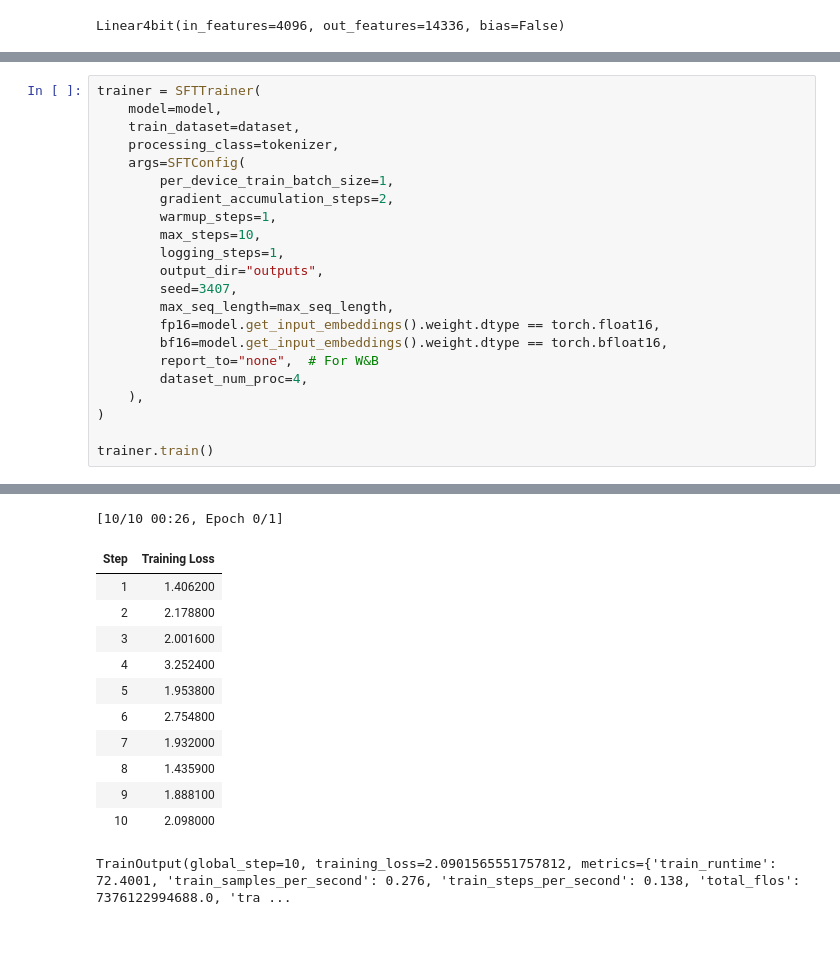
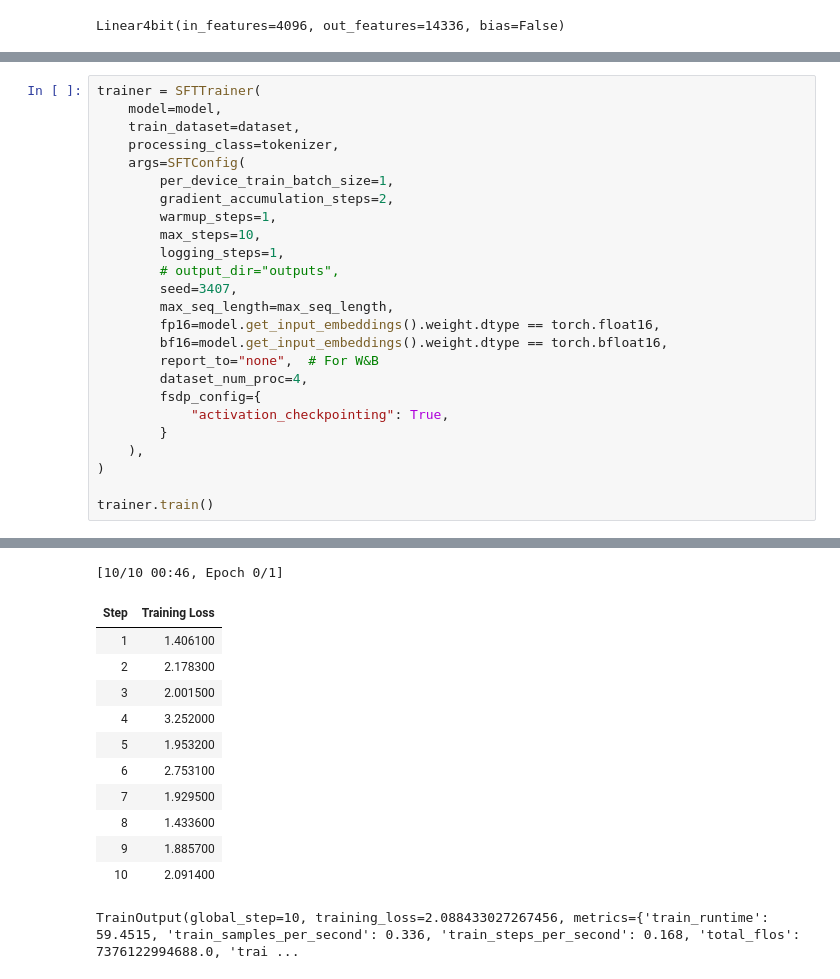
Before and after one commit to 0xEljh/unsloth-ai-feb2025, a Jupyter notebook: Unsloth_Puzzles_B.ipynb, the cells around one changed output, grey strips where cells are left out. Cells and saved outputs as stored; diff of their text form; blank space fills up the shorter version.

```diff
--- a/Unsloth_Puzzles_B.ipynb
+++ b/Unsloth_Puzzles_B.ipynb
@@ -744,13 +1117,16 @@ trainer = SFTTrainer(
         warmup_steps=1,
         max_steps=10,
         logging_steps=1,
-        output_dir="outputs",
+        # output_dir="outputs",
         seed=3407,
         max_seq_length=max_seq_length,
         fp16=model.get_input_embeddings().weight.dtype == torch.float16,
         bf16=model.get_input_embeddings().weight.dtype == torch.bfloat16,
         report_to="none",  # For W&B
         dataset_num_proc=4,
+        fsdp_config={
+            "activation_checkpointing": True,
+        }
     ),
 )
 
@@ -776,13 +1152,13 @@ SingleProcess AUTOTUNE benchmarking takes 2.4587 seconds and 0.1149 seconds prec
-[10/10 00:26, Epoch 0/1]
+[10/10 00:46, Epoch 0/1]
 | Step | Training Loss |
-| 1 | 1.406200 |
-| 2 | 2.178800 |
-| 3 | 2.001600 |
-| 4 | 3.252400 |
-| 5 | 1.953800 |
-| 6 | 2.754800 |
-| 7 | 1.932000 |
-| 8 | 1.435900 |
-| 9 | 1.888100 |
-| 10 | 2.098000 |
+| 1 | 1.406100 |
+| 2 | 2.178300 |
+| 3 | 2.001500 |
+| 4 | 3.252000 |
+| 5 | 1.953200 |
+| 6 | 2.753100 |
+| 7 | 1.929500 |
+| 8 | 1.433600 |
+| 9 | 1.885700 |
+| 10 | 2.091400 |
-TrainOutput(global_step=10, training_loss=2.0901565551757812, metrics={'train_runtime': 72.4001, 'train_samples_per_second': 0.276, 'train_steps_per_second': 0.138, 'total_flos': 7376122994688.0, 'tra ...
+TrainOutput(global_step=10, training_loss=2.088433027267456, metrics={'train_runtime': 59.4515, 'train_samples_per_second': 0.336, 'train_steps_per_second': 0.168, 'total_flos': 7376122994688.0, 'trai ...
```
Also changed, not shown: parts of 36 cells of this notebook, 2 other files.
